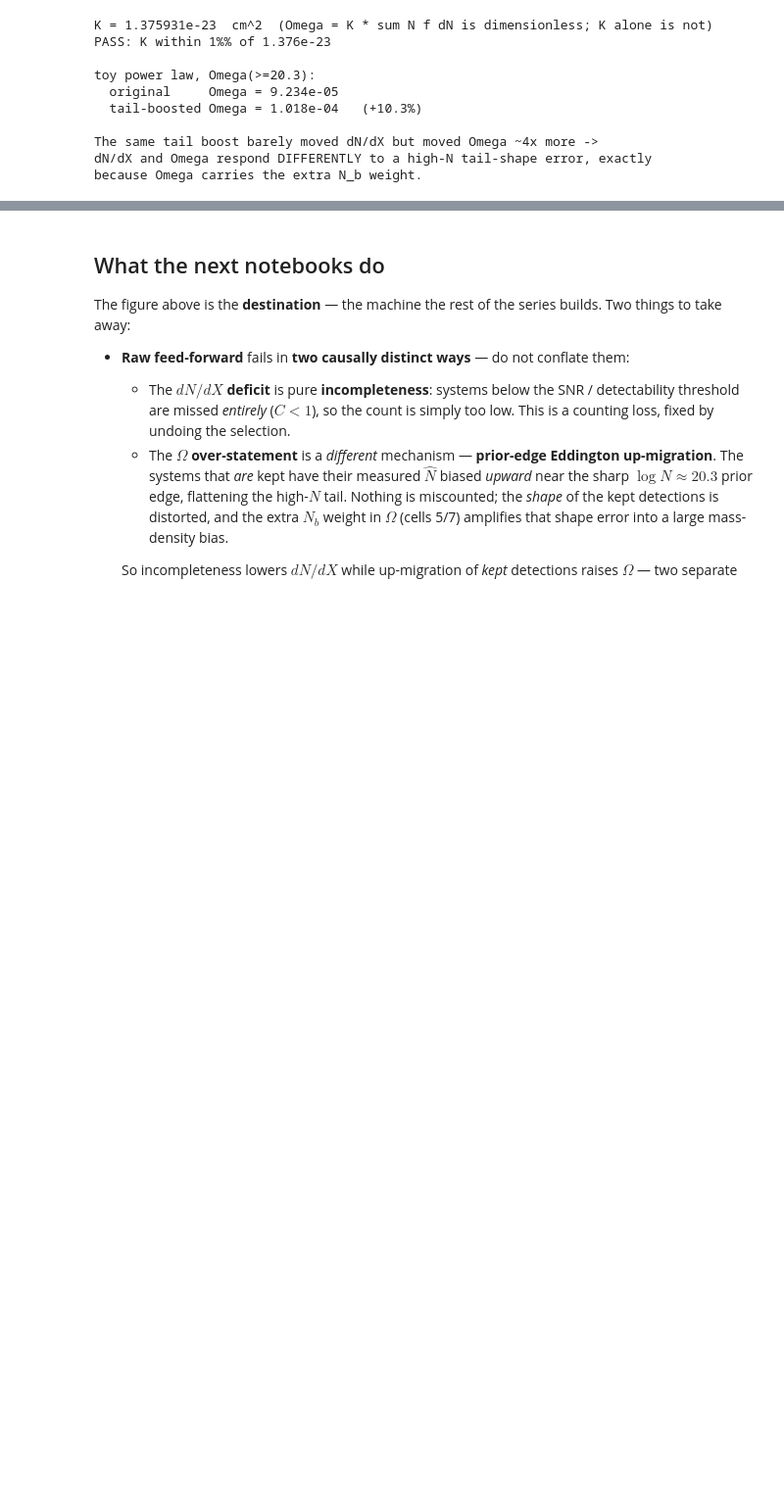
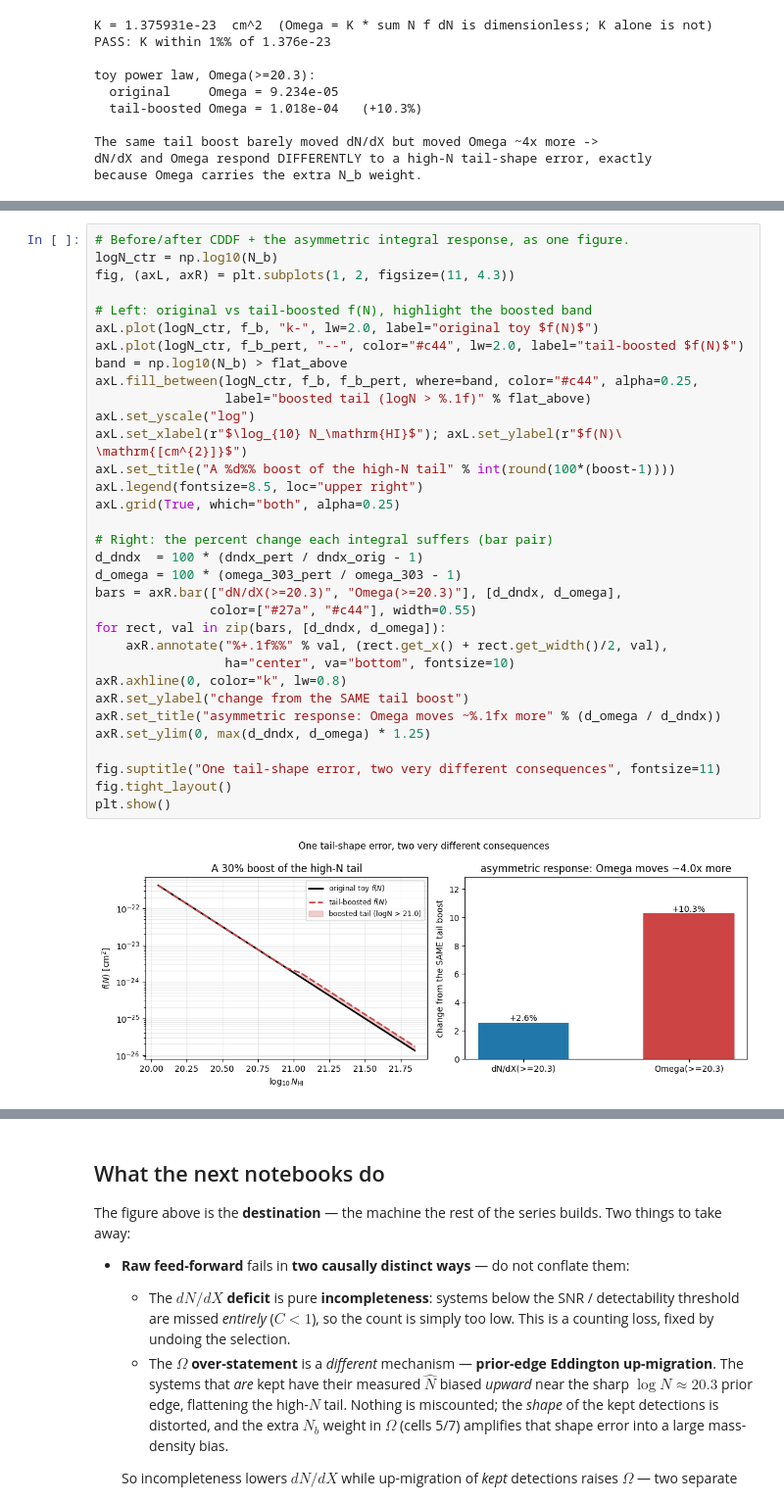
Before and after one commit to jibanCat/desi_gpy_dla_detection, a Jupyter notebook: notebooks/HBI_00_motivation_and_estimand.ipynb, the cells around one changed output, grey strips where cells are left out. Shown at 98% size. Cells and saved outputs as stored; diff of their text form; blank space fills up the shorter version.

```diff
--- a/notebooks/HBI_00_motivation_and_estimand.ipynb
+++ b/notebooks/HBI_00_motivation_and_estimand.ipynb
@@ -277,2 +360,37 @@ because Omega carries the extra N_b weight.
+# %%
+# Before/after CDDF + the asymmetric integral response, as one figure.
+logN_ctr = np.log10(N_b)
+fig, (axL, axR) = plt.subplots(1, 2, figsize=(11, 4.3))
+
+# Left: original vs tail-boosted f(N), highlight the boosted band
+axL.plot(logN_ctr, f_b, "k-", lw=2.0, label="original toy $f(N)$")
+axL.plot(logN_ctr, f_b_pert, "--", color="#c44", lw=2.0, label="tail-boosted $f(N)$")
+band = np.log10(N_b) > flat_above
+axL.fill_between(logN_ctr, f_b, f_b_pert, where=band, color="#c44", alpha=0.25,
+                 label="boosted tail (logN > %.1f)" % flat_above)
+axL.set_yscale("log")
+axL.set_xlabel(r"$\log_{10} N_\mathrm{HI}$"); axL.set_ylabel(r"$f(N)\ \mathrm{[cm^{2}]}$")
+axL.set_title("A %d%% boost of the high-N tail" % int(round(100*(boost-1))))
+axL.legend(fontsize=8.5, loc="upper right")
+axL.grid(True, which="both", alpha=0.25)
+
+# Right: the percent change each integral suffers (bar pair)
+d_dndx  = 100 * (dndx_pert / dndx_orig - 1)
+d_omega = 100 * (omega_303_pert / omega_303 - 1)
+bars = axR.bar(["dN/dX(>=20.3)", "Omega(>=20.3)"], [d_dndx, d_omega],
+               color=["#27a", "#c44"], width=0.55)
+for rect, val in zip(bars, [d_dndx, d_omega]):
+    axR.annotate("%+.1f%%" % val, (rect.get_x() + rect.get_width()/2, val),
+                 ha="center", va="bottom", fontsize=10)
+axR.axhline(0, color="k", lw=0.8)
+axR.set_ylabel("change from the SAME tail boost")
+axR.set_title("asymmetric response: Omega moves ~%.1fx more" % (d_omega / d_dndx))
+axR.set_ylim(0, max(d_dndx, d_omega) * 1.25)
+
+fig.suptitle("One tail-shape error, two very different consequences", fontsize=11)
+fig.tight_layout()
+plt.show()
+# %% [output]
+[figure, added]
 # %%
 # Load the committed MOCK fixture (2LPT-0 injection; truth known).
```
Also changed, not shown: parts of 8 cells of this notebook, 13 other files.
